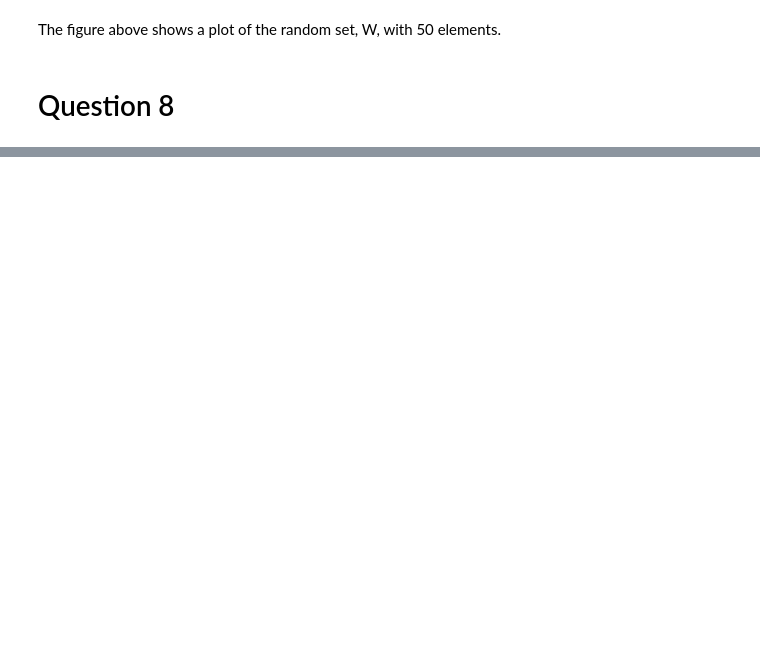
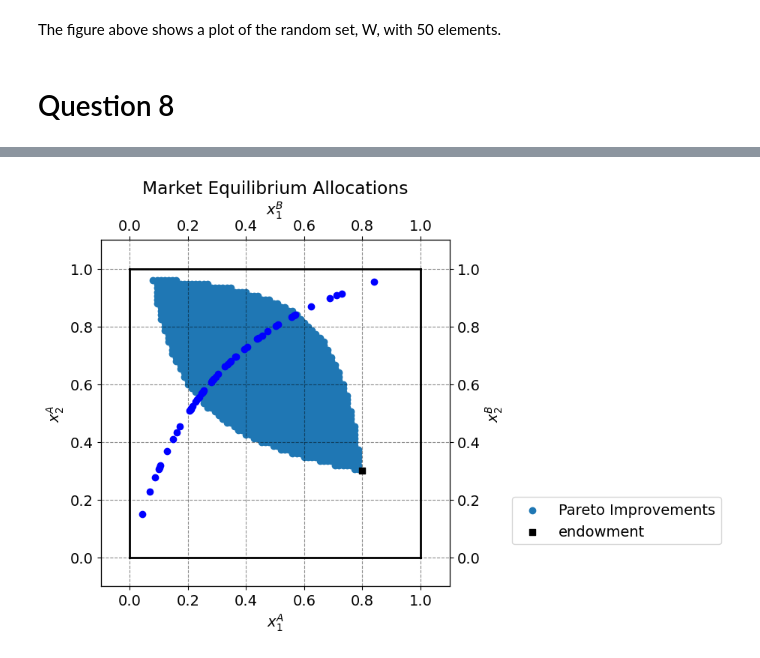
Before and after one commit to NumEconCopenhagen/projects-2024-sarah-og-pernille, a Jupyter notebook: inauguralproject/inauguralproject.ipynb, the cells around one changed output, grey strips where cells are left out. Cells and saved outputs as stored; diff of their text form; code cells hidden in the pictures; blank space fills up the shorter version.

```diff
--- a/inauguralproject/inauguralproject.ipynb
+++ b/inauguralproject/inauguralproject.ipynb
@@ -523,0 +494,98 @@ plt.show()
+# %%
+#Parameters
+num_endowments = 50
+# Generate random endowments
+np.random.seed(0)  # For reproducibility
+omega_A = np.random.uniform(0, 1, (num_endowments, 2))
+omega_B = 1 - omega_A
+
+alpha=1/3
+beta=2/3
+
+N = 75
+
+w1bar = 1.0
+w2bar = 1.0
+
+# Finding the market equilibrium allocations
+def market_equilibrium(omega):
+    def objective(p):
+        xA1_star = alpha * (omega[0] + p * omega[1]) / p
+        xB1_star = beta * ((1 - omega[0]) + p * (1 - omega[1])) / p
+        error = np.abs(xA1_star + xB1_star - 1)
+        return error
+
+    # Finding price that minimizes the market clearing condition error
+    res = minimize(objective, 0.5, bounds=[(0.01, 5)])
+    p1_star = res.x[0]
+
+    # Calculating the market equilibrium allocations
+    xA1_star = alpha * (omega[0] + p1_star * omega[1]) / p1_star
+    xA2_star = (1 - alpha) * (omega[0] + p1_star * omega[1])
+    xB1_star = beta * ((1 - omega[0]) + p1_star * (1 - omega[1])) / p1_star
+    xB2_star = (1 - beta) * ((1 - omega[0]) + p1_star * (1 - omega[1]))
+
+    return xA1_star, xA2_star, xB1_star, xB2_star
+
+# Plotting the Edgeworth box
+par = model.par
+
+# Figure set up
+fig = plt.figure(frameon=False,figsize=(6,6), dpi=100)
+ax_A = fig.add_subplot(1, 1, 1)
+
+ax_A.set_xlabel("$x_1^A$")
+ax_A.set_ylabel("$x_2^A$")
+
+temp = ax_A.twinx()
+temp.set_ylabel("$x_2^B$")
+ax_B = temp.twiny()
+ax_B.set_xlabel("$x_1^B$")
+ax_B.invert_xaxis()
+ax_B.invert_yaxis()
+
+# We create two empty lists to store valid combinations
+valid_x1A = []
+valid_x2A = []
+
+# Iterating through the possible combinations of xA1 and xA2
+for x1A in np.linspace(0, 1, N+1):
+    for x2A in np.linspace(0, 1, N+1):
+        x1B = 1 - x1A
+        x2B = 1 - x2A
+
+        if model.utility_A(x1A, x2A) >= model.utility_A(par.w1A, par.w2A) and model.utility_B(x1B, x2B) >= model.utility_B(1 - par.w1A, 1 - par.w2A):
+            valid_x1A.append(x1A)
+            valid_x2A.append(x2A)
+
+#Plotting Pareto improvments in the Edgeworth Box
+ax_A.scatter(valid_x1A, valid_x2A, label='Pareto Improvements')
+
+# Plotting the endowment
+ax_A.scatter(par.w1A,par.w2A,marker='s',color='black',label='endowment')
+
+# Plotting the market equilibrium allocations in the Edgeworth box
+plt.plot(figsize=(12, 12))
+for omega in omega_A:
+    xA1_star, xA2_star, xB1_star, xB2_star = market_equilibrium(omega)
+    plt.plot(xA1_star, xA2_star, 'bo')
+
+# Choosing limits
+ax_A.plot([0,w1bar],[0,0],lw=2,color='black')
+ax_A.plot([0,w1bar],[w2bar,w2bar],lw=2,color='black')
+ax_A.plot([0,0],[0,w2bar],lw=2,color='black')
+ax_A.plot([w1bar,w1bar],[0,w2bar],lw=2,color='black')
+
+ax_A.set_xlim([-0.1, w1bar + 0.1])
+ax_A.set_ylim([-0.1, w2bar + 0.1])
+ax_B.set_xlim([w1bar + 0.1, -0.1])
+ax_B.set_ylim([w2bar + 0.1, -0.1])
+ax_B.invert_xaxis()
+ax_B.invert_yaxis()
+
+ax_A.legend(frameon=True,loc='lower right',bbox_to_anchor=(1.8,0.1));
+
+plt.title('Market Equilibrium Allocations')
+plt.show()
+# %% [output]
+[figure, added]
```
Also changed, not shown: parts of 6 cells of this notebook, 1 other file.
